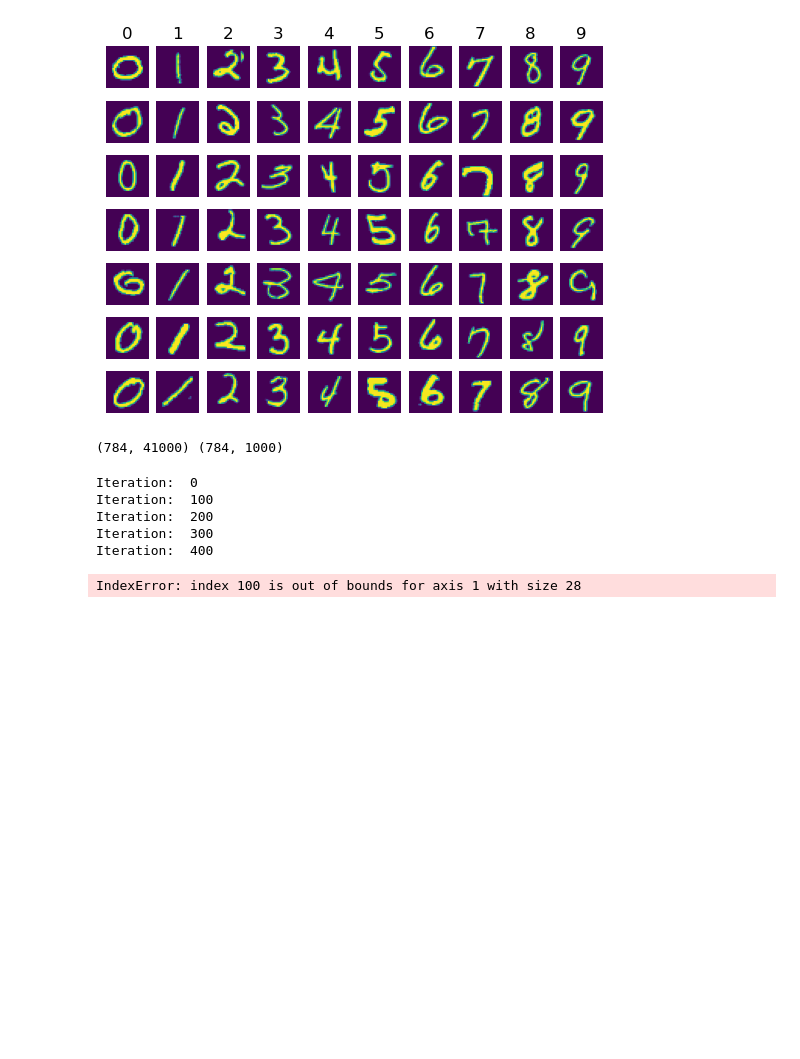
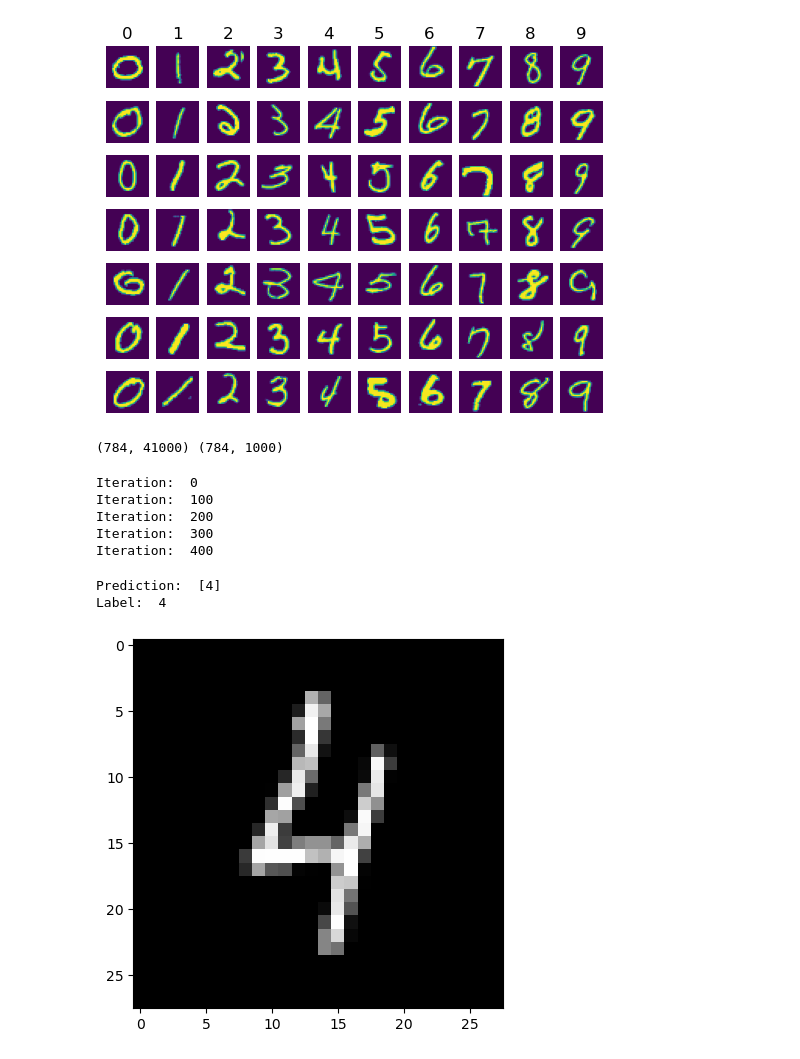
Before and after one commit to kaans7/Neural-Networks-from-Scratch, a Jupyter notebook: nn.ipynb, the cells around one changed output. Cells and saved outputs as stored; diff of their text form; code cells hidden in the pictures; blank space fills up the shorter version.

```diff
--- a/nn.ipynb
+++ b/nn.ipynb
@@ -139,16 +139,18 @@ Iteration:  200
 Iteration:  300
 Iteration:  400
 # %%
-index = 100
+index = 227
 test_number = X_test[:, index, None]
 test_number_true_label = y_test[index]
 prediction = clf.predict(test_number, W1, b1, W2, b2)
 print("Prediction: ", prediction)
 print("Label: ", test_number_true_label)
 
 test_image = test_number.reshape((28, 28))*255
 plt.gray()
 plt.imshow(test_image, interpolation='nearest')
 plt.show()
 # %% [output]
-IndexError: index 100 is out of bounds for axis 1 with size 28
+Prediction:  [4]
+Label:  4
+[figure, added]
```
